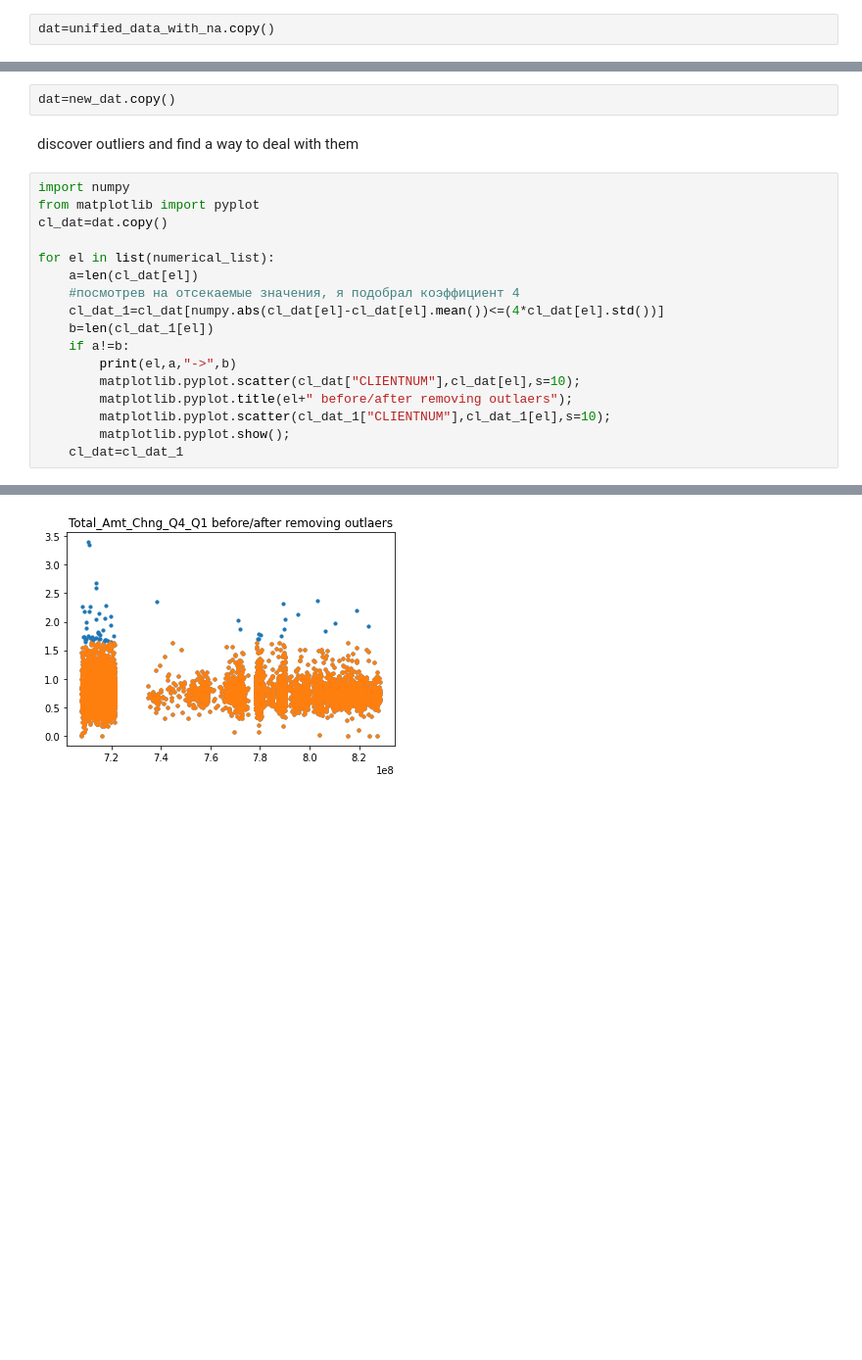
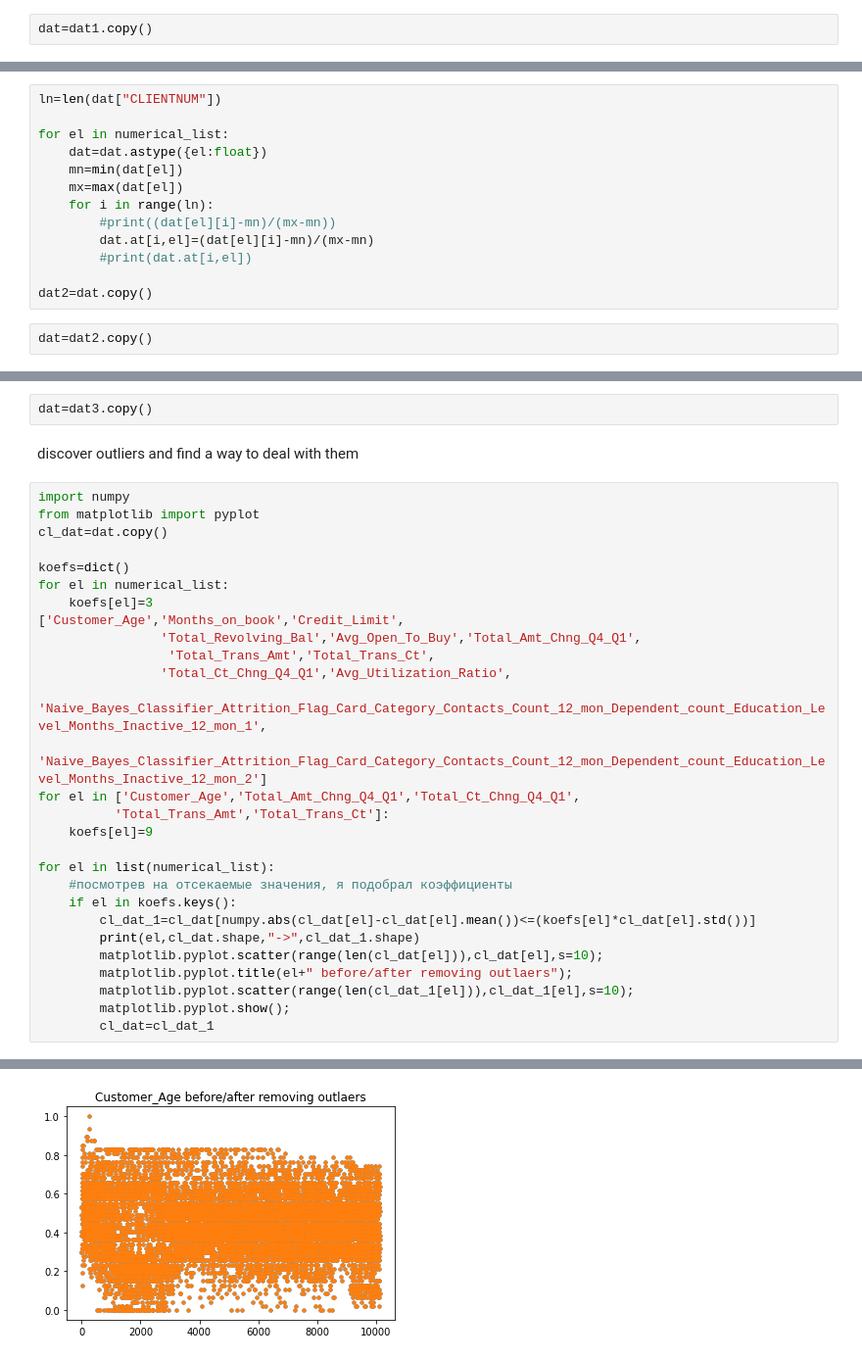
Before and after one commit to rnd4u-org/2021-knu-churn, a Jupyter notebook: Data_Pre_processing.ipynb, the cells around one changed output, grey strips where cells are left out. Shown at 98% size. Drawn from its saved outputs; the diff is of its cells as text; blank space fills up the shorter version.

Commit message:
Data prepeocessing - redone

```diff
--- a/Data_Pre_processing.ipynb
+++ b/Data_Pre_processing.ipynb
@@ -117,4 +117,4 @@ Name: Card_Category, Length: 10127, dtype: object
 
 3380
 # %%
-dat=unified_data_with_na.copy()
+dat=dat1.copy()
@@ -120,0 +123,15 @@ dat=unified_data_with_na.copy()
+# %%
+ln=len(dat["CLIENTNUM"])
+
+for el in numerical_list:
+    dat=dat.astype({el:float})
+    mn=min(dat[el])
+    mx=max(dat[el])
+    for i in range(ln):
+        #print((dat[el][i]-mn)/(mx-mn))
+        dat.at[i,el]=(dat[el][i]-mn)/(mx-mn)
+        #print(dat.at[i,el])
+
+dat2=dat.copy()
+# %%
+dat=dat2.copy()
@@ -194,7 +230,7 @@ new_dat=dat.copy()
 
 [10127 rows x 23 columns]
 # %%
-dat=new_dat.copy()
+dat=dat3.copy()
 # %% [markdown]
 discover outliers and find a way to deal with them
 # %%
@@ -202,16 +238,27 @@ import numpy
 from matplotlib import pyplot
 cl_dat=dat.copy()
 
+koefs=dict()
+for el in numerical_list:
+    koefs[el]=3
+['Customer_Age','Months_on_book','Credit_Limit',
+                'Total_Revolving_Bal','Avg_Open_To_Buy','Total_Amt_Chng_Q4_Q1',
+                 'Total_Trans_Amt','Total_Trans_Ct',
+                'Total_Ct_Chng_Q4_Q1','Avg_Utilization_Ratio',
+                'Naive_Bayes_Classifier_Attrition_Flag_Card_Category_Contacts_Count_12_mon_Dependent_count_Education_Level_Months_Inactive_12_mon_1',
+       'Naive_Bayes_Classifier_Attrition_Flag_Card_Category_Contacts_Count_12_mon_Dependent_count_Education_Level_Months_Inactive_12_mon_2']
+for el in ['Customer_Age','Total_Amt_Chng_Q4_Q1','Total_Ct_Chng_Q4_Q1',
+          'Total_Trans_Amt','Total_Trans_Ct']:
+    koefs[el]=9
+
 for el in list(numerical_list):
-    a=len(cl_dat[el])
-    #посмотрев на отсекаемые значения, я подобрал коэффициент 4
-    cl_dat_1=cl_dat[numpy.abs(cl_dat[el]-cl_dat[el].mean())<=(4*cl_dat[el].std())]
-    b=len(cl_dat_1[el])
-    if a!=b:
-        print(el,a,"->",b)
-        matplotlib.pyplot.scatter(cl_dat["CLIENTNUM"],cl_dat[el],s=10);
+    #посмотрев на отсекаемые значения, я подобрал коэффициенты
+    if el in koefs.keys():
+        cl_dat_1=cl_dat[numpy.abs(cl_dat[el]-cl_dat[el].mean())<=(koefs[el]*cl_dat[el].std())]
+        print(el,cl_dat.shape,"->",cl_dat_1.shape)
+        matplotlib.pyplot.scatter(range(len(cl_dat[el])),cl_dat[el],s=10);
         matplotlib.pyplot.title(el+" before/after removing outlaers");
-        matplotlib.pyplot.scatter(cl_dat_1["CLIENTNUM"],cl_dat_1[el],s=10);
+        matplotlib.pyplot.scatter(range(len(cl_dat_1[el])),cl_dat_1[el],s=10);
         matplotlib.pyplot.show();
-    cl_dat=cl_dat_1
+        cl_dat=cl_dat_1
 # %% [output]
@@ -219 +266 @@ Total_Amt_Chng_Q4_Q1 10127 -> 10069
-[figure, old version]
+[figure, new version]
```
Also changed, not shown: parts of 8 cells of this notebook.
